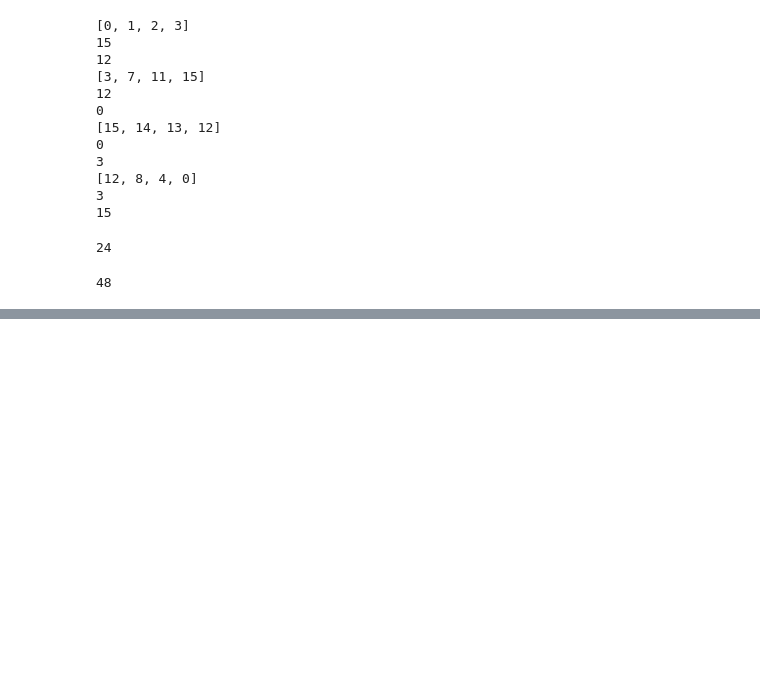
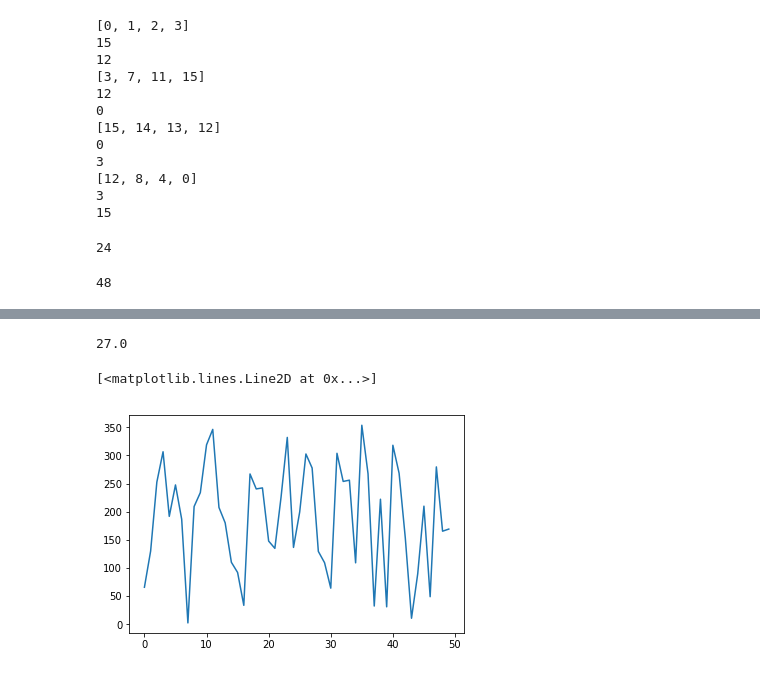
Before and after one commit to dbetteb/TOP_OPT, a Jupyter notebook: Testing_Different_Loads.ipynb, the cells around one changed output, grey strips where cells are left out. Drawn from its saved outputs; the diff is of its cells as text; code cells hidden in the pictures; blank space fills up the shorter version.

```diff
--- a/Testing_Different_Loads.ipynb
+++ b/Testing_Different_Loads.ipynb
@@ -323,0 +682,12 @@ count
+# %%
+filt = bernoulli(0.5).ppf(lhs(50, samples=1)).reshape(50,)
+sum(filt)
+# %% [output]
+27.0
+# %%
+teta = uniform(0, 359).ppf(lhs(50, samples=1)).reshape(50,)  # this gives the x values having y-values equal to volume_fraction
+# %%
+plt.plot(np.arange(len(teta)), teta)
+# %% [output]
+[<matplotlib.lines.Line2D at 0x...>]
+[figure, added]
```
Also changed, not shown: parts of 97 cells of this notebook.
